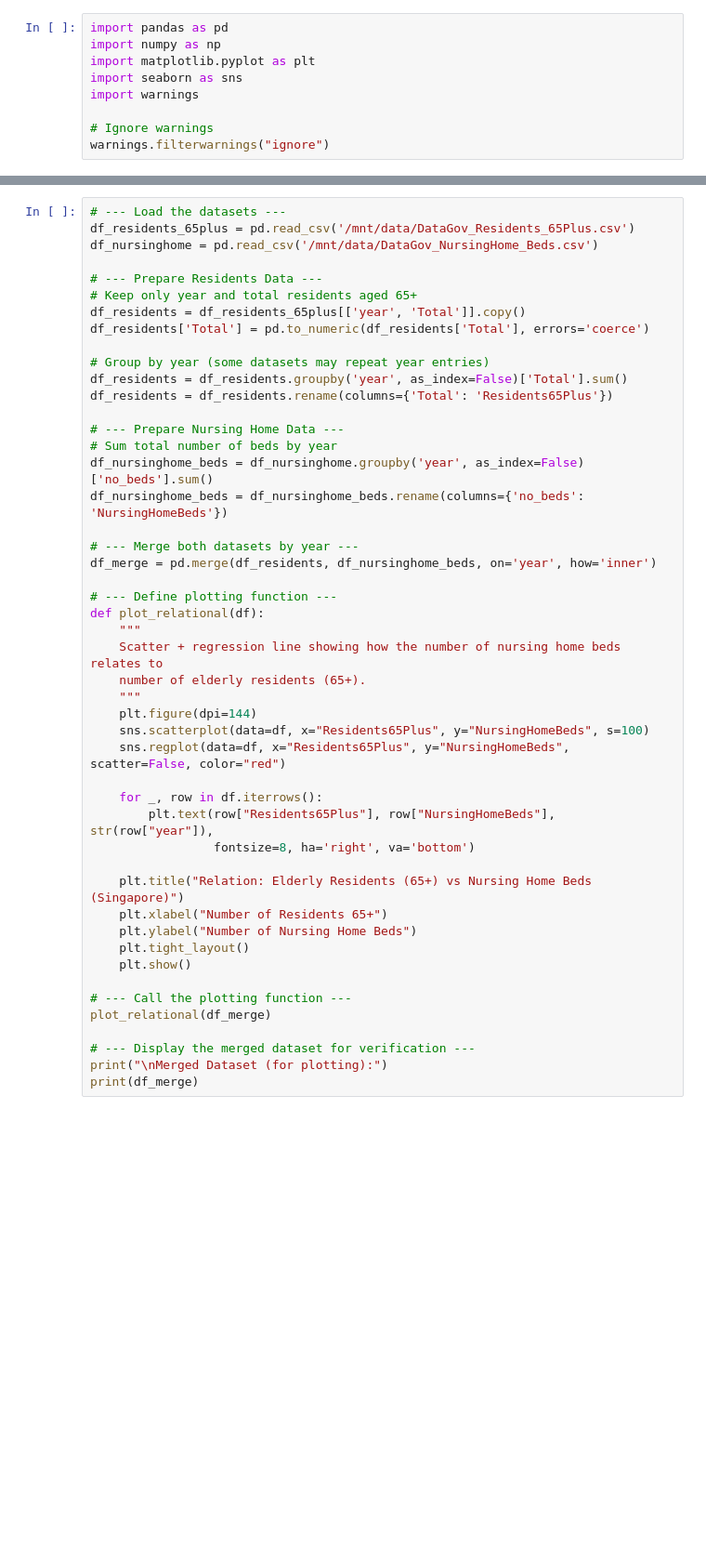
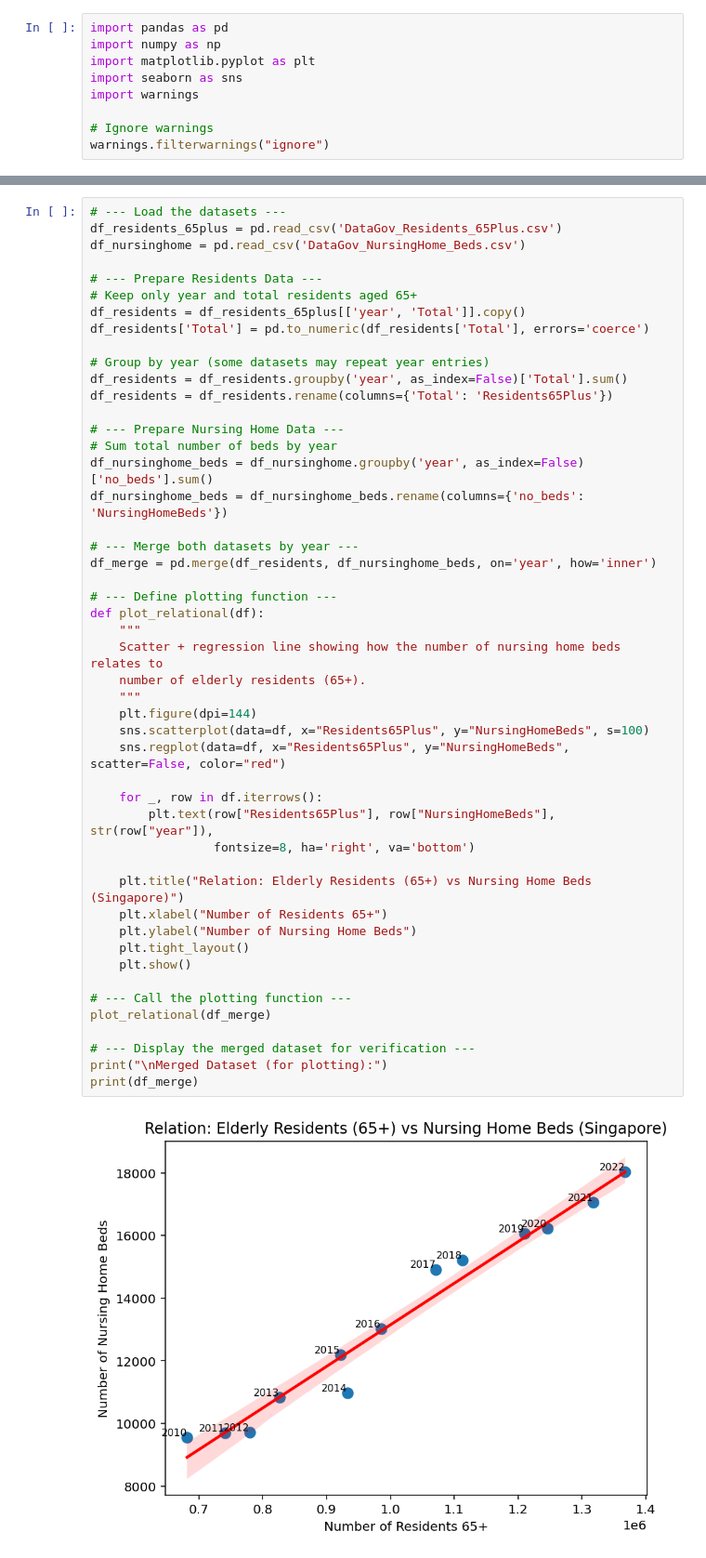
Before and after one commit to fdmy2713-dotcom/ADS1, a Jupyter notebook: Farah_ADS1_Assignment_Statistics_and_Trends_v6.ipynb, the cells around one changed output, grey strips where cells are left out. Shown: that part at 93% size. Saved outputs shown, nothing was run; the diff lists cells and outputs as text; blank space fills up the shorter version.

```diff
--- a/Farah_ADS1_Assignment_Statistics_and_Trends_v6.ipynb
+++ b/Farah_ADS1_Assignment_Statistics_and_Trends_v6.ipynb
@@ -26,7 +44,7 @@ print(df_nursinghome)
 # %%
 # --- Load the datasets ---
-df_residents_65plus = pd.read_csv('/mnt/data/DataGov_Residents_65Plus.csv')
-df_nursinghome = pd.read_csv('/mnt/data/DataGov_NursingHome_Beds.csv')
+df_residents_65plus = pd.read_csv('DataGov_Residents_65Plus.csv')
+df_nursinghome = pd.read_csv('DataGov_NursingHome_Beds.csv')
 
 # --- Prepare Residents Data ---
 # Keep only year and total residents aged 65+
@@ -44,30 +62,32 @@ df_nursinghome_beds = df_nursinghome_beds.rename(columns={'no_beds': 'NursingHom
 
 # --- Merge both datasets by year ---
 df_merge = pd.merge(df_residents, df_nursinghome_beds, on='year', how='inner')
 
 # --- Define plotting function ---
 def plot_relational(df):
     """
     Scatter + regression line showing how the number of nursing home beds relates to
     number of elderly residents (65+).
     """
     plt.figure(dpi=144)
     sns.scatterplot(data=df, x="Residents65Plus", y="NursingHomeBeds", s=100)
     sns.regplot(data=df, x="Residents65Plus", y="NursingHomeBeds", scatter=False, color="red")
 
     for _, row in df.iterrows():
         plt.text(row["Residents65Plus"], row["NursingHomeBeds"], str(row["year"]),
                  fontsize=8, ha='right', va='bottom')
 
     plt.title("Relation: Elderly Residents (65+) vs Nursing Home Beds (Singapore)")
     plt.xlabel("Number of Residents 65+")
     plt.ylabel("Number of Nursing Home Beds")
     plt.tight_layout()
     plt.show()
 
 # --- Call the plotting function ---
 plot_relational(df_merge)
 
 # --- Display the merged dataset for verification ---
 print("\nMerged Dataset (for plotting):")
 print(df_merge)
+# %% [output]
+[figure, added]
```
Also changed, not shown: parts of 2 cells of this notebook.
